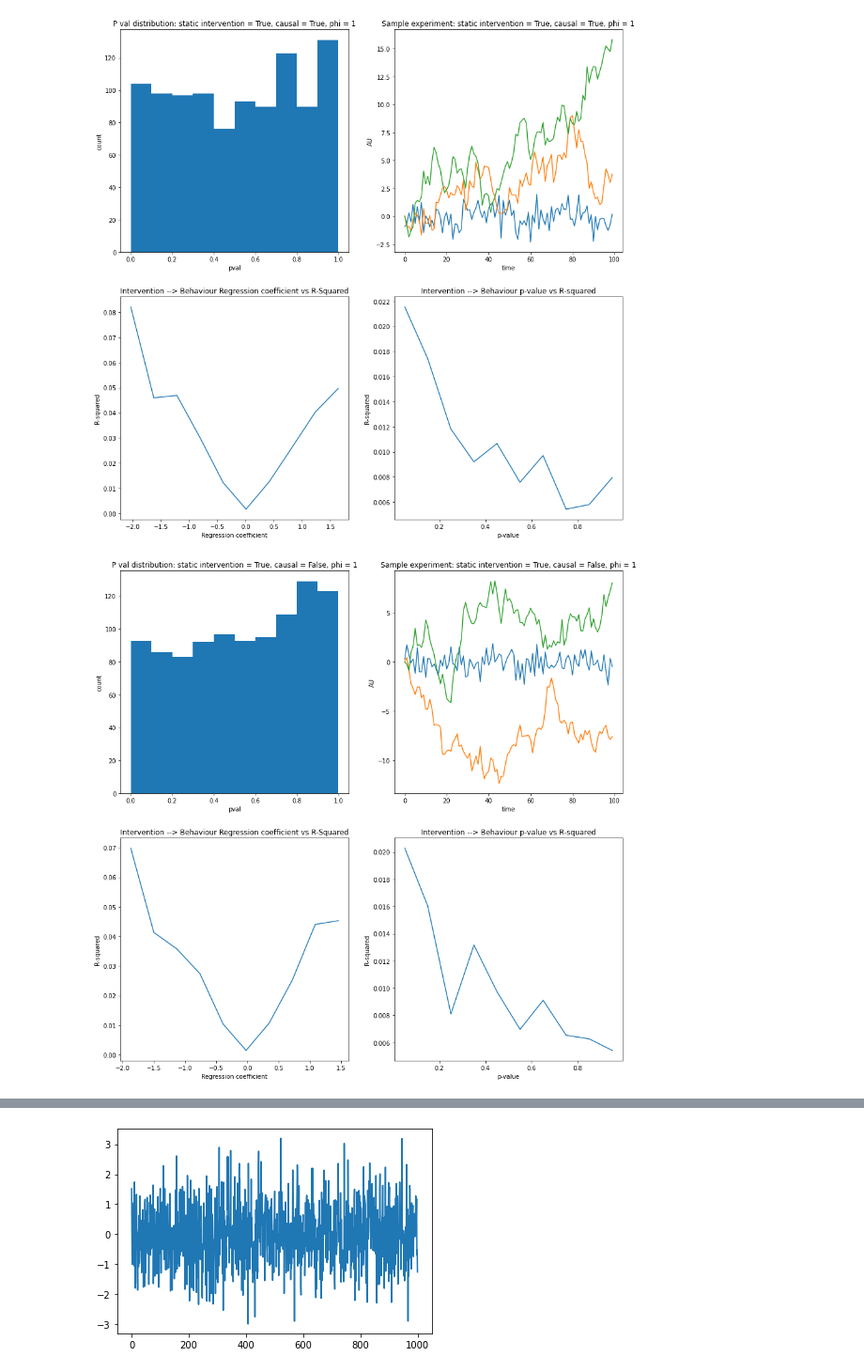
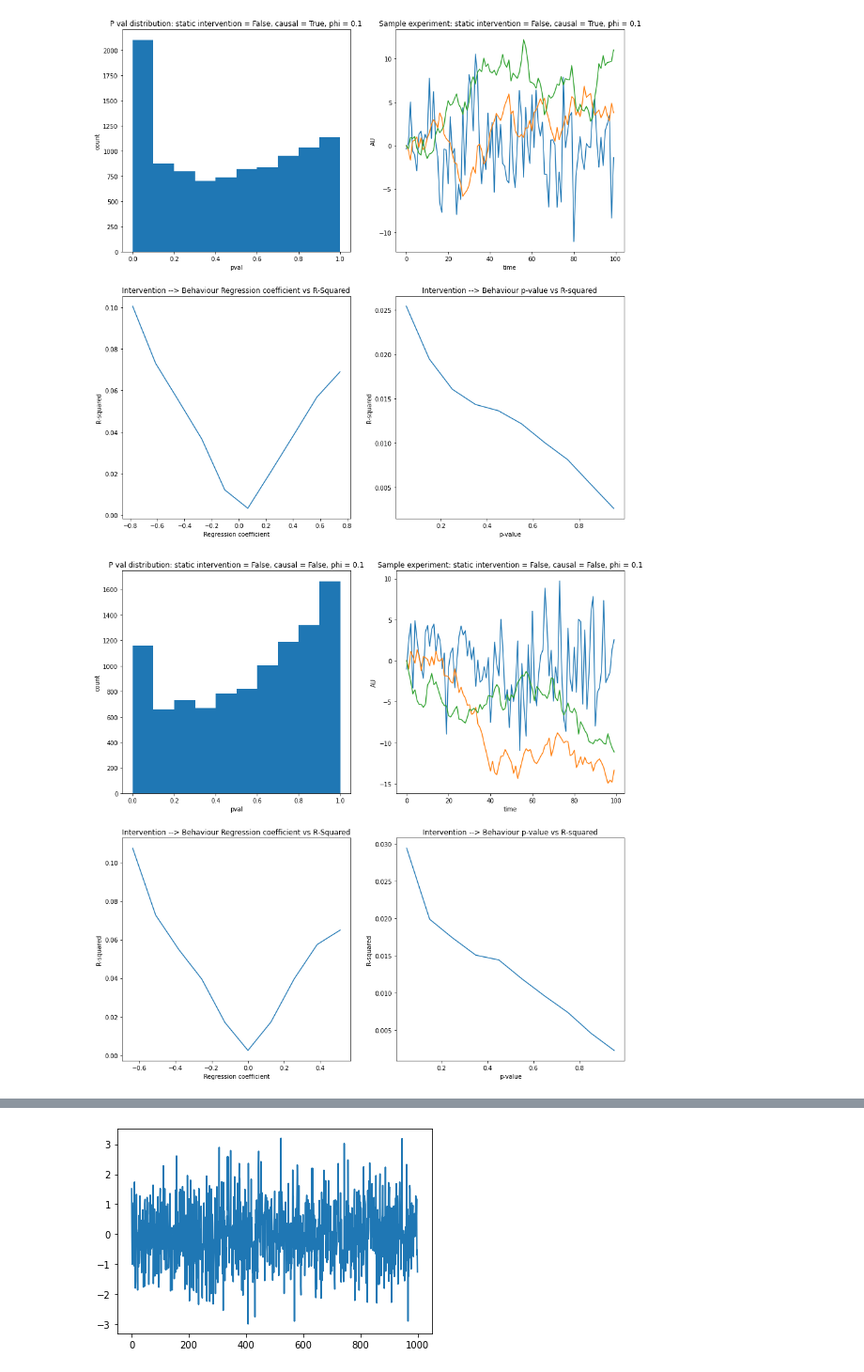
Before and after one commit to BJCaie/Ergodicity, a Jupyter notebook: Mediation_Analyses.ipynb, the cells around one changed output, grey strips where cells are left out. Shown at 94% size. Drawn from its saved outputs; the diff is of its cells as text; code cells hidden in the pictures.

Commit message:
Noies vs gain simulations

```diff
--- a/Mediation_Analyses.ipynb
+++ b/Mediation_Analyses.ipynb
@@ -297,17 +312,12 @@ KeyboardInterrupt:
 # %%
 ## Get distribution of p values for random walks with drift
-simulatePvalues(staticIntervention = True, causal = True, drift1 = 0, drift2 = 0, sigma = 1,
-                num_experiments = 1000, gain = .1, num_trials = 100, phi = 1)
+simulatePvalues(staticIntervention = False, causal = True, drift1 = 0.1, drift2 = 0.1, sigma = 4,
+                num_experiments = 10000, gain = .1, num_trials = 100, phi = .1)
+plt.savefig(rf'C:\Users\Brandon\Desktop\PhD\Ergodicity\Figures\Pval_sim_dynamic_causal_sig1', format = 'svg')
 
-simulatePvalues(staticIntervention = True, causal = False, drift1 = 0, drift2 = 0, sigma = 1,
-                num_experiments = 1000, gain = .1, num_trials = 100, phi = 1)
-
-## Increase noise
-simulatePvalues(staticIntervention = True, causal = True, drift1 = 0, drift2 = 0, sigma = 5,
-                num_experiments = 1000, gain = .1, num_trials = 100, phi = 1)
-
-simulatePvalues(staticIntervention = True, causal = False, drift1 = 0, drift2 = 0, sigma = 5,
-                num_experiments = 1000, gain = .1, num_trials = 100, phi = 1)
+simulatePvalues(staticIntervention = False, causal = False, drift1 = 0, drift2 = 0, sigma = 4,
+                num_experiments = 10000, gain = .1, num_trials = 100, phi = .1)
+plt.savefig(rf'C:\Users\Brandon\Desktop\PhD\Ergodicity\Figures\Pval_sim_dynamic_noncausal_sig1', format = 'svg')
 # %% [output]
-[figure, old version]
+[figure, new version]
-[figure, old version]
+[figure, new version]
```
Also changed, not shown: parts of 12 cells of this notebook, 5 other files.
